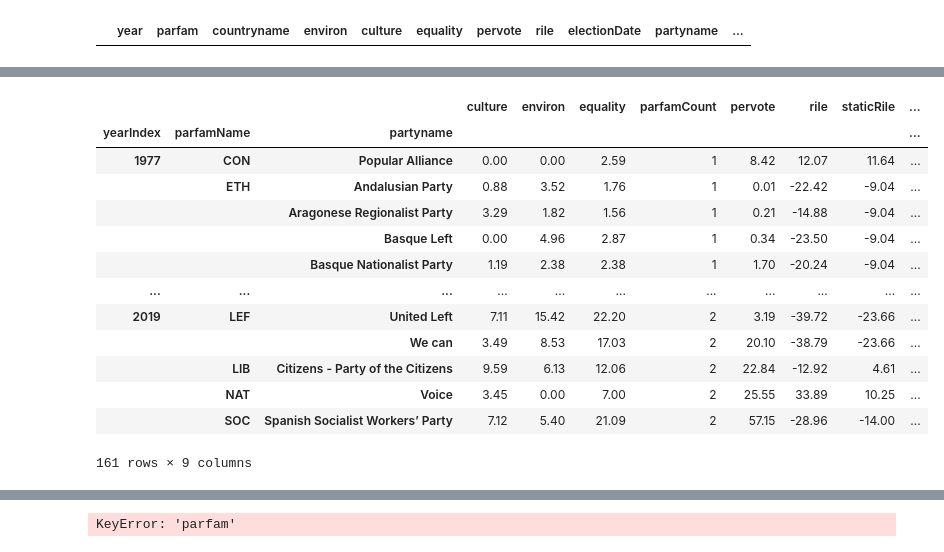
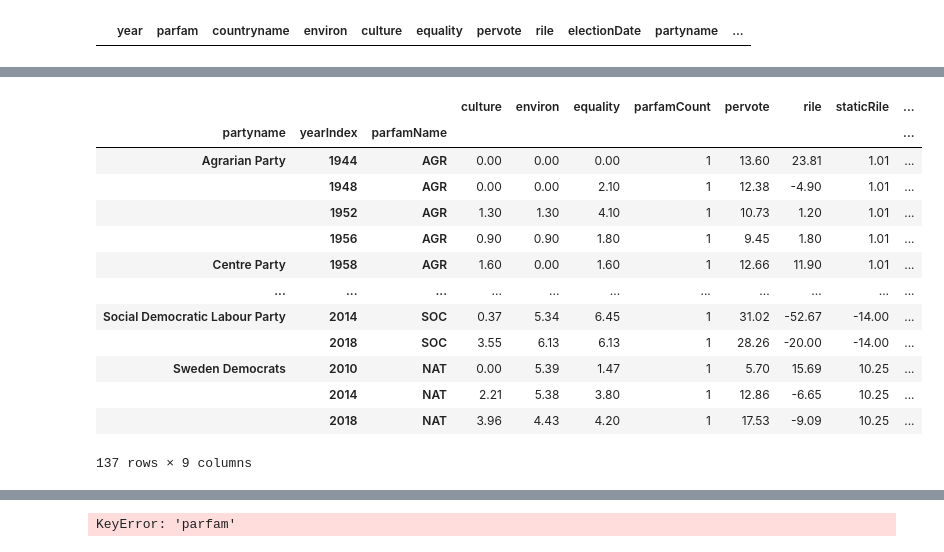
Before and after one commit to laurarago/ManifestoProject, a Jupyter notebook: workshop2-manifesto-rebeccaFolder/data-grouping-Countries.ipynb, the cells around one changed output, grey strips where cells are left out. Saved outputs shown, nothing was run; the diff lists cells and outputs as text; code cells hidden in the pictures.

```diff
--- a/workshop2-manifesto-rebeccaFolder/data-grouping-Countries.ipynb
+++ b/workshop2-manifesto-rebeccaFolder/data-grouping-Countries.ipynb
@@ -102,31 +102,31 @@ df_cleaned = df_cleaned.set_index('partyname')
 # %%
 #Option I know, create and repeat, then join laters
 
-df_filtered = df_cleaned.loc[(df_cleaned['countryname']=='Spain')]
+df_filtered = df_cleaned.loc[(df_cleaned['countryname']=='Sweden')]
 
 df_pivot = pd.pivot_table(df_filtered, index={'partyname','yearIndex', 'parfamName'},values=['parfam','environ','culture','equality','pervote','rile','staticRile'], aggfunc={'parfam' : 'count', 'environ' : 'sum','culture' : 'sum','equality' : 'sum', 'pervote' : 'sum', 'rile' : 'mean', 'staticRile':'min'}, dropna=True)
 df_pivot = df_pivot.rename(columns={'parfam':'parfamCount'})
 df_pivot['avgVote'] = (df_pivot['pervote'])/(df_pivot['parfamCount'])
-df_pivot['countryname'] = 'Spain'
+df_pivot['countryname'] = 'Sweden'
 
-df_pivot.to_csv('country-data-unfilled/spain.csv')
+df_pivot.to_csv('country-data-unfilled/Sweden.csv')
 
 df_pivot
 # %% [output]
 |  |  |  | culture | environ | equality | parfamCount | pervote | rile | staticRile | ... |
-| yearIndex | parfamName | partyname |  |  |  |  |  |  |  | ... |
-| 1977 | CON | Popular Alliance | 0.00 | 0.00 | 2.59 | 1 | 8.42 | 12.07 | 11.64 | ... |
-|  | ETH | Andalusian Party | 0.88 | 3.52 | 1.76 | 1 | 0.01 | -22.42 | -9.04 | ... |
-|  |  | Aragonese Regionalist Party | 3.29 | 1.82 | 1.56 | 1 | 0.21 | -14.88 | -9.04 | ... |
-|  |  | Basque Left | 0.00 | 4.96 | 2.87 | 1 | 0.34 | -23.50 | -9.04 | ... |
-|  |  | Basque Nationalist Party | 1.19 | 2.38 | 2.38 | 1 | 1.70 | -20.24 | -9.04 | ... |
+| partyname | yearIndex | parfamName |  |  |  |  |  |  |  | ... |
+| Agrarian Party | 1944 | AGR | 0.00 | 0.00 | 0.00 | 1 | 13.60 | 23.81 | 1.01 | ... |
+|  | 1948 | AGR | 0.00 | 0.00 | 2.10 | 1 | 12.38 | -4.90 | 1.01 | ... |
+|  | 1952 | AGR | 1.30 | 1.30 | 4.10 | 1 | 10.73 | 1.20 | 1.01 | ... |
+|  | 1956 | AGR | 0.90 | 0.90 | 1.80 | 1 | 9.45 | 1.80 | 1.01 | ... |
+| Centre Party | 1958 | AGR | 1.60 | 0.00 | 1.60 | 1 | 12.66 | 11.90 | 1.01 | ... |
 | ... | ... | ... | ... | ... | ... | ... | ... | ... | ... | ... |
-| 2019 | LEF | United Left | 7.11 | 15.42 | 22.20 | 2 | 3.19 | -39.72 | -23.66 | ... |
-|  |  | We can | 3.49 | 8.53 | 17.03 | 2 | 20.10 | -38.79 | -23.66 | ... |
-|  | LIB | Citizens - Party of the Citizens | 9.59 | 6.13 | 12.06 | 2 | 22.84 | -12.92 | 4.61 | ... |
-|  | NAT | Voice | 3.45 | 0.00 | 7.00 | 2 | 25.55 | 33.89 | 10.25 | ... |
-|  | SOC | Spanish Socialist Workers’ Party | 7.12 | 5.40 | 21.09 | 2 | 57.15 | -28.96 | -14.00 | ... |
+| Social Democratic Labour Party | 2014 | SOC | 0.37 | 5.34 | 6.45 | 1 | 31.02 | -52.67 | -14.00 | ... |
+|  | 2018 | SOC | 3.55 | 6.13 | 6.13 | 1 | 28.26 | -20.00 | -14.00 | ... |
+| Sweden Democrats | 2010 | NAT | 0.00 | 5.39 | 1.47 | 1 | 5.70 | 15.69 | 10.25 | ... |
+|  | 2014 | NAT | 2.21 | 5.38 | 3.80 | 1 | 12.86 | -6.65 | 10.25 | ... |
+|  | 2018 | NAT | 3.96 | 4.43 | 4.20 | 1 | 17.53 | -9.09 | 10.25 | ... |
-161 rows × 9 columns
+137 rows × 9 columns
 # %%
 #Group programmatically
 import glob
```
Also changed, not shown: 58 other files.
